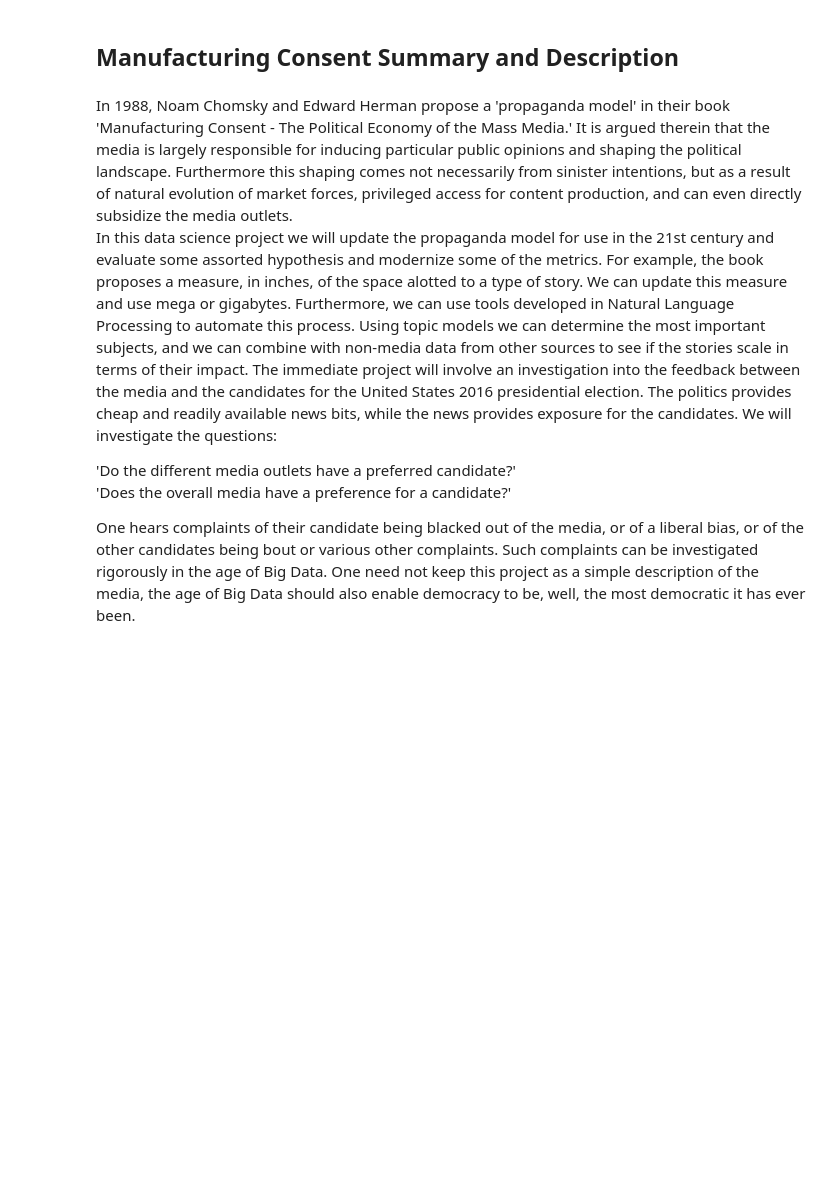
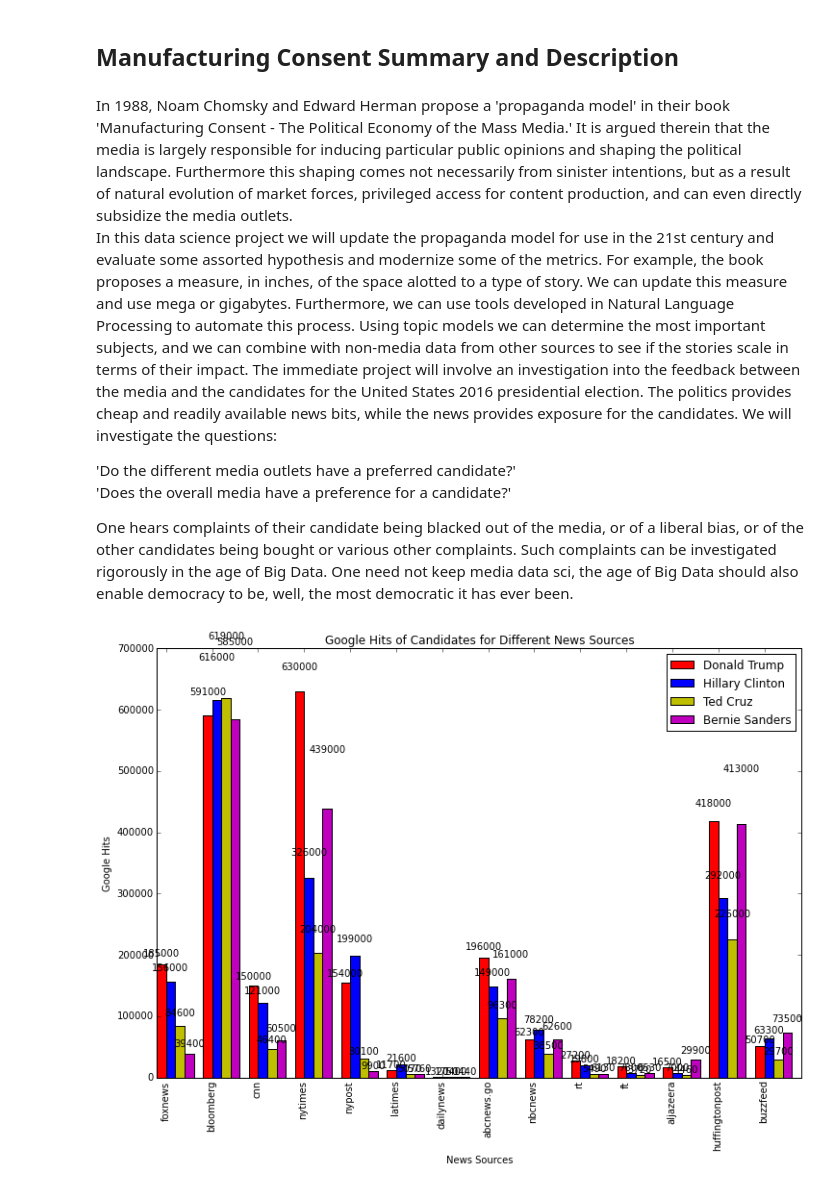
Before and after one commit to nborggren/ManufacturingConsent, a Jupyter notebook: ManufacturingConsentSummary.ipynb, the cells around one changed output. Cells and saved outputs as stored; diff of their text form; code cells hidden in the pictures; blank space fills up the shorter version.

```diff
--- a/ManufacturingConsentSummary.ipynb
+++ b/ManufacturingConsentSummary.ipynb
@@ -8,5 +8,10 @@
   'Do the different media outlets have a preferred candidate?'
   'Does the overall media have a preference for a candidate?'
 
-One hears complaints of their candidate being blacked out of the media, or of a liberal bias, or of the other candidates being bout or various other complaints.  Such complaints can be investigated rigorously in the age of Big Data.
-  One need not keep this project as a simple description of the media, the age of Big Data should also enable democracy to be, well, the most democratic it has ever been.
+One hears complaints of their candidate being blacked out of the media, or of a liberal bias, or of the other candidates being bought or various other complaints.  Such complaints can be investigated rigorously in the age of Big Data.
+  One need not keep media data sci, the age of Big Data should also enable democracy to be, well, the most democratic it has ever been.
+# %%
+from IPython.display import Image
+Image(filename='plot1.png')
+# %% [output]
+[figure, added]
```
Also changed, not shown: parts of 1 cell of this notebook, 2 other files.
